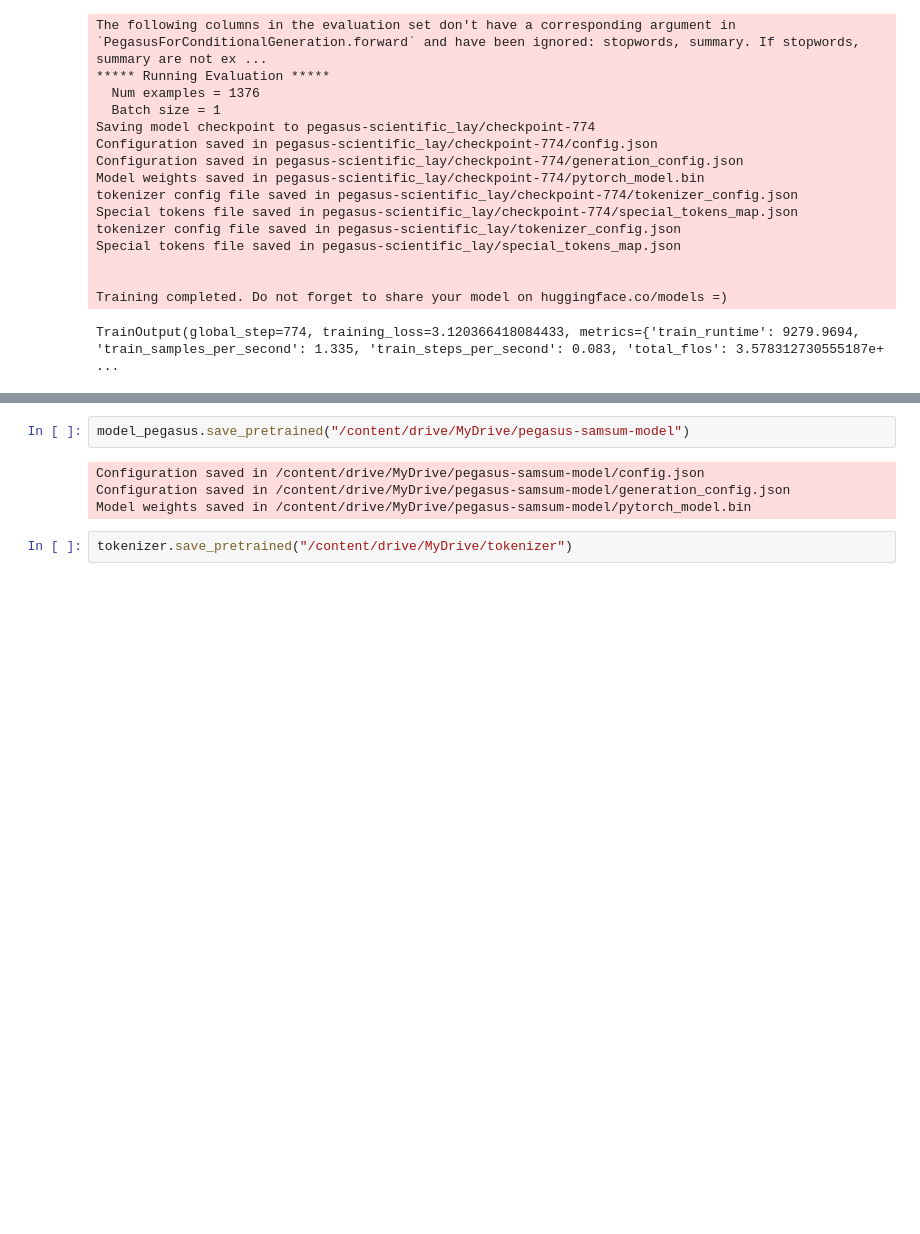
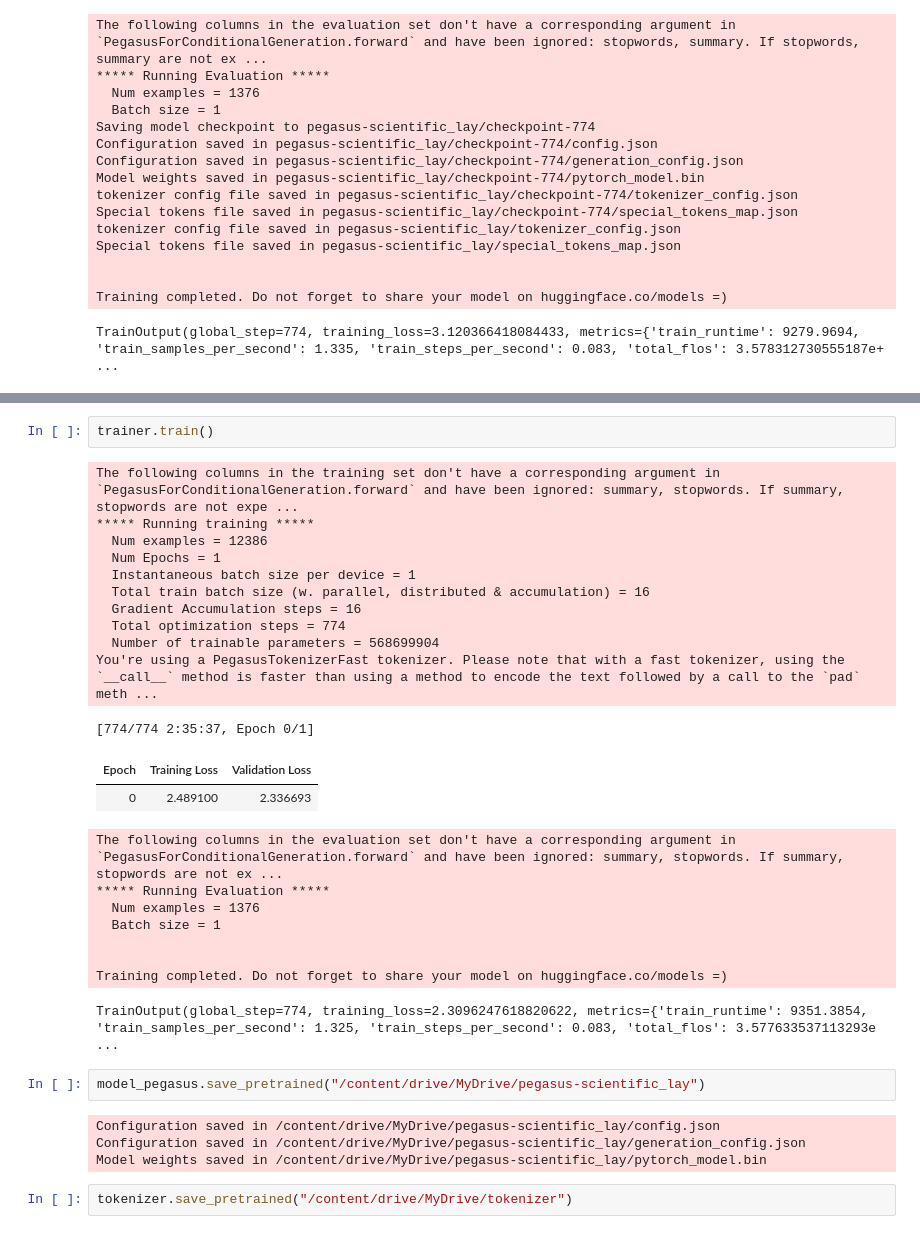
Before and after one commit to anandhulk/MainProject, a Jupyter notebook: Tranformer_model_fine-tuning_summarization.ipynb, the cells around one changed output, grey strips where cells are left out. Saved outputs shown, nothing was run; the diff lists cells and outputs as text; blank space fills up the shorter version.

```diff
--- a/Tranformer_model_fine-tuning_summarization.ipynb
+++ b/Tranformer_model_fine-tuning_summarization.ipynb
@@ -391,9 +514,33 @@ TrainOutput(global_step=774, training_loss=3.120366418084433, metrics={'train_ru
+# %%
+trainer.train()
+# %% [output]
+The following columns in the training set don't have a corresponding argument in `PegasusForConditionalGeneration.forward` and have been ignored: summary, stopwords. If summary, stopwords are not expe ...
+***** Running training *****
+  Num examples = 12386
+  Num Epochs = 1
+  Instantaneous batch size per device = 1
+  Total train batch size (w. parallel, distributed & accumulation) = 16
+  Gradient Accumulation steps = 16
+  Total optimization steps = 774
+  Number of trainable parameters = 568699904
+You're using a PegasusTokenizerFast tokenizer. Please note that with a fast tokenizer, using the `__call__` method is faster than using a method to encode the text followed by a call to the `pad` meth ...
+[774/774 2:35:37, Epoch 0/1]
+| Epoch | Training Loss | Validation Loss |
+| 0 | 2.489100 | 2.336693 |
+The following columns in the evaluation set don't have a corresponding argument in `PegasusForConditionalGeneration.forward` and have been ignored: summary, stopwords. If summary, stopwords are not ex ...
+***** Running Evaluation *****
+  Num examples = 1376
+  Batch size = 1
+
+
+Training completed. Do not forget to share your model on huggingface.co/models =)
+TrainOutput(global_step=774, training_loss=2.3096247618820622, metrics={'train_runtime': 9351.3854, 'train_samples_per_second': 1.325, 'train_steps_per_second': 0.083, 'total_flos': 3.577633537113293e ...
 # %%
-model_pegasus.save_pretrained("/content/drive/MyDrive/pegasus-samsum-model")
+model_pegasus.save_pretrained("/content/drive/MyDrive/pegasus-scientific_lay")
 # %% [output]
-Configuration saved in /content/drive/MyDrive/pegasus-samsum-model/config.json
-Configuration saved in /content/drive/MyDrive/pegasus-samsum-model/generation_config.json
-Model weights saved in /content/drive/MyDrive/pegasus-samsum-model/pytorch_model.bin
+Configuration saved in /content/drive/MyDrive/pegasus-scientific_lay/config.json
+Configuration saved in /content/drive/MyDrive/pegasus-scientific_lay/generation_config.json
+Model weights saved in /content/drive/MyDrive/pegasus-scientific_lay/pytorch_model.bin
 # %%
 tokenizer.save_pretrained("/content/drive/MyDrive/tokenizer")
 # %% [output]
```
Also changed, not shown: parts of 27 cells of this notebook.
